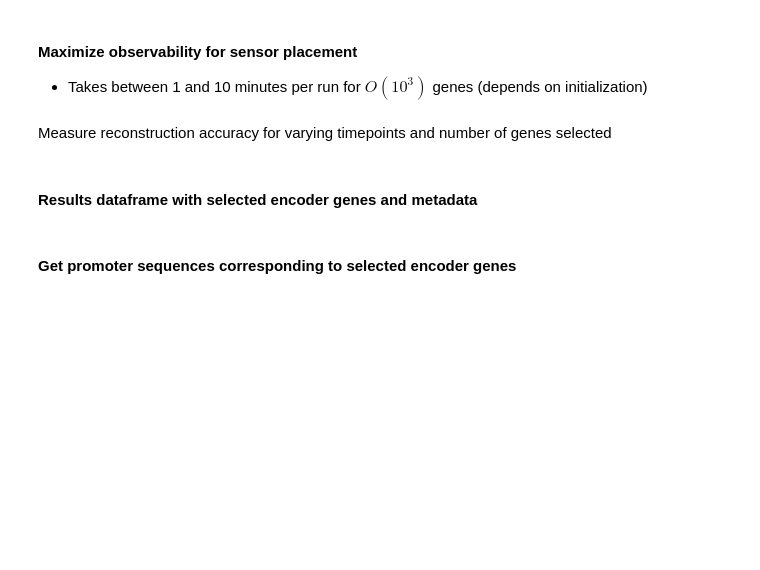
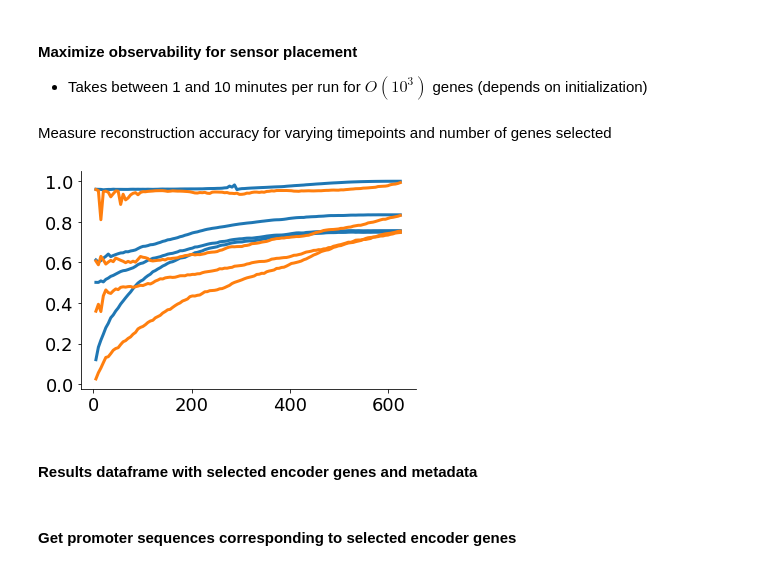
Before and after one commit to AqibHasnain/transcriptome-dynamics-dmd-observability, a Jupyter notebook: main.ipynb, the cells around one changed output. Drawn from its saved outputs; the diff is of its cells as text; code cells hidden in the pictures; blank space fills up the shorter version.

Commit message:
state reconstruction and comparison with random sampling

```diff
--- a/main.ipynb
+++ b/main.ipynb
@@ -221,6 +175,33 @@ if not doRun:
     rho_list = pickle.load(open('data/reconstructions.pkl','rb'))
 if not doRunRand:
     rho_rand_list = pickle.load(open('data/reconstructions_random.pkl','rb'))
+# %%
+plt.figure()
+plt.plot(np.linspace(samplingFreq,624,len(rho_T10)), rho_T10,c='tab:blue')
+# plt.plot(np.linspace(samplingFreq,624,len(rho_T9)), rho_T9,c='tab:blue')
+# plt.plot(np.linspace(samplingFreq,624,len(rho_T8)), rho_T8,c='tab:blue')
+plt.plot(np.linspace(samplingFreq,624,len(rho_T7)), rho_T7,c='tab:blue')
+# plt.plot(np.linspace(samplingFreq,624,len(rho_T6)), rho_T6,c='tab:blue')
+# plt.plot(np.linspace(samplingFreq,624,len(rho_T5)), rho_T5,c='tab:blue')
+plt.plot(np.linspace(samplingFreq,624,len(rho_T4)), rho_T4,c='tab:blue')
+# plt.plot(np.linspace(samplingFreq,624,len(rho_T3)), rho_T3,c='tab:blue')
+# plt.plot(np.linspace(samplingFreq,624,len(rho_T2)), rho_T2,c='tab:blue')
+plt.plot(np.linspace(samplingFreq,624,len(rho_T1)), rho_T1,c='tab:blue')
+
+plt.plot(np.linspace(samplingFreq,624,len(rho_T10)), rho_T10_rand,c='tab:orange')
+# plt.plot(np.linspace(samplingFreq,624,len(rho_T9)), rho_T9_rand,c='tab:orange')
+# plt.plot(np.linspace(samplingFreq,624,len(rho_T8)), rho_T8_rand,c='tab:orange')
+plt.plot(np.linspace(samplingFreq,624,len(rho_T7)), rho_T7_rand,c='tab:orange')
+# plt.plot(np.linspace(samplingFreq,624,len(rho_T6)), rho_T6_rand,c='tab:orange')
+# plt.plot(np.linspace(samplingFreq,624,len(rho_T5)), rho_T5_rand,c='tab:orange')
+plt.plot(np.linspace(samplingFreq,624,len(rho_T4)), rho_T4_rand,c='tab:orange')
+# plt.plot(np.linspace(samplingFreq,624,len(rho_T3)), rho_T3_rand,c='tab:orange')
+# plt.plot(np.linspace(samplingFreq,624,len(rho_T2)), rho_T2_rand,c='tab:orange')
+plt.plot(np.linspace(samplingFreq,624,len(rho_T1)), rho_T1_rand,c='tab:orange')
+
+plt.show()
+# %% [output]
+[figure, added]
 # %% [markdown]
 #### Results dataframe with selected encoder genes and metadata
 # %%
```
Also changed, not shown: parts of 12 cells of this notebook, 1 other file.
